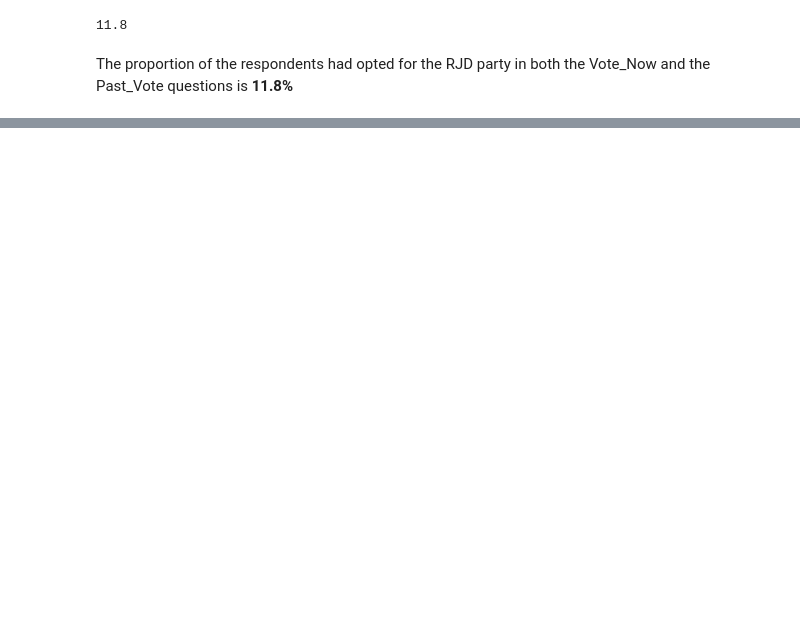
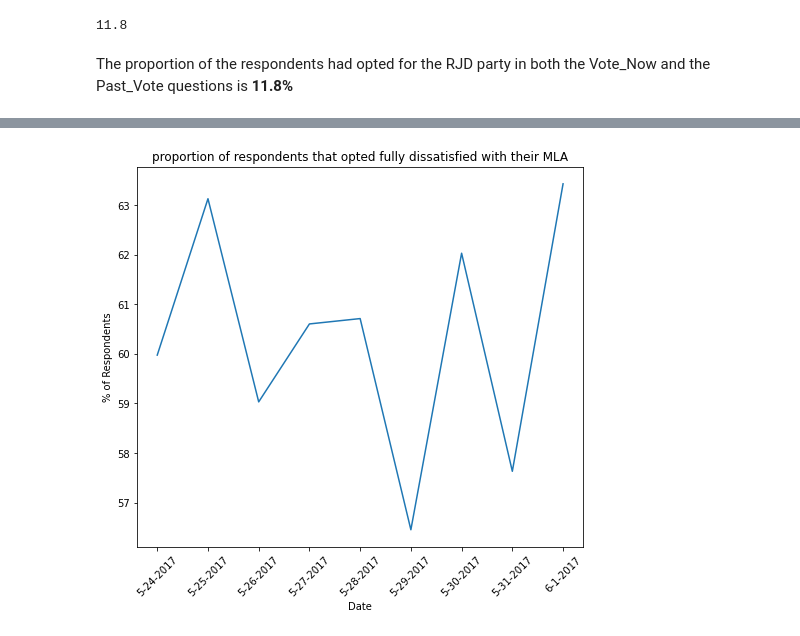
Before and after one commit to henryfash/Survey-Analysis, a Jupyter notebook: survey analysis.ipynb, the cells around one changed output, grey strips where cells are left out. Saved outputs shown, nothing was run; the diff lists cells and outputs as text; code cells hidden in the pictures; blank space fills up the shorter version.

```diff
--- a/survey analysis.ipynb
+++ b/survey analysis.ipynb
@@ -184,0 +304,7 @@ The proportion of the respondents had opted for the RJD party in both the Vote_N
+# %%
+MLA_fully_dissatisfied_df = df[df.MLA_satisfaction == 'Fully Dissatisfied']
+#MLA_fully_dissatisfied_df
+# %%
+# count for fully satisfied for each day
+MLA_fully_dissatisfied_count = MLA_fully_dissatisfied_df.collection_date.value_counts()
+MLA_fully_dissatisfied_count
@@ -184,0 +338,2 @@ The proportion of the respondents had opted for the RJD party in both the Vote_N
+# %%
+MLA_ds_prop = MLA_fully_dissatisfied_count/total_count * 100
@@ -184,0 +344,5 @@ The proportion of the respondents had opted for the RJD party in both the Vote_N
+# %%
+# convert the series to dataframe
+
+MLA_fully_dissatisfied_prop = pd.DataFrame({'Date': MLA_ds_prop.index, 'Count': MLA_ds_prop.values})
+MLA_fully_dissatisfied_prop
@@ -184,0 +360,12 @@ The proportion of the respondents had opted for the RJD party in both the Vote_N
+# %%
+# line plot
+
+plt.figure(figsize =(8, 7))
+plt.plot(MLA_fully_dissatisfied_prop.Date, MLA_fully_dissatisfied_prop.Count)
+plt.title('proportion of respondents that opted fully dissatisfied with their MLA')
+plt.xlabel('Date')
+plt.ylabel('% of Respondents')
+plt.xticks(rotation=45)
+plt.show()
+# %% [output]
+[figure, added]
```
Also changed, not shown: parts of 29 cells of this notebook, 1 other file.
